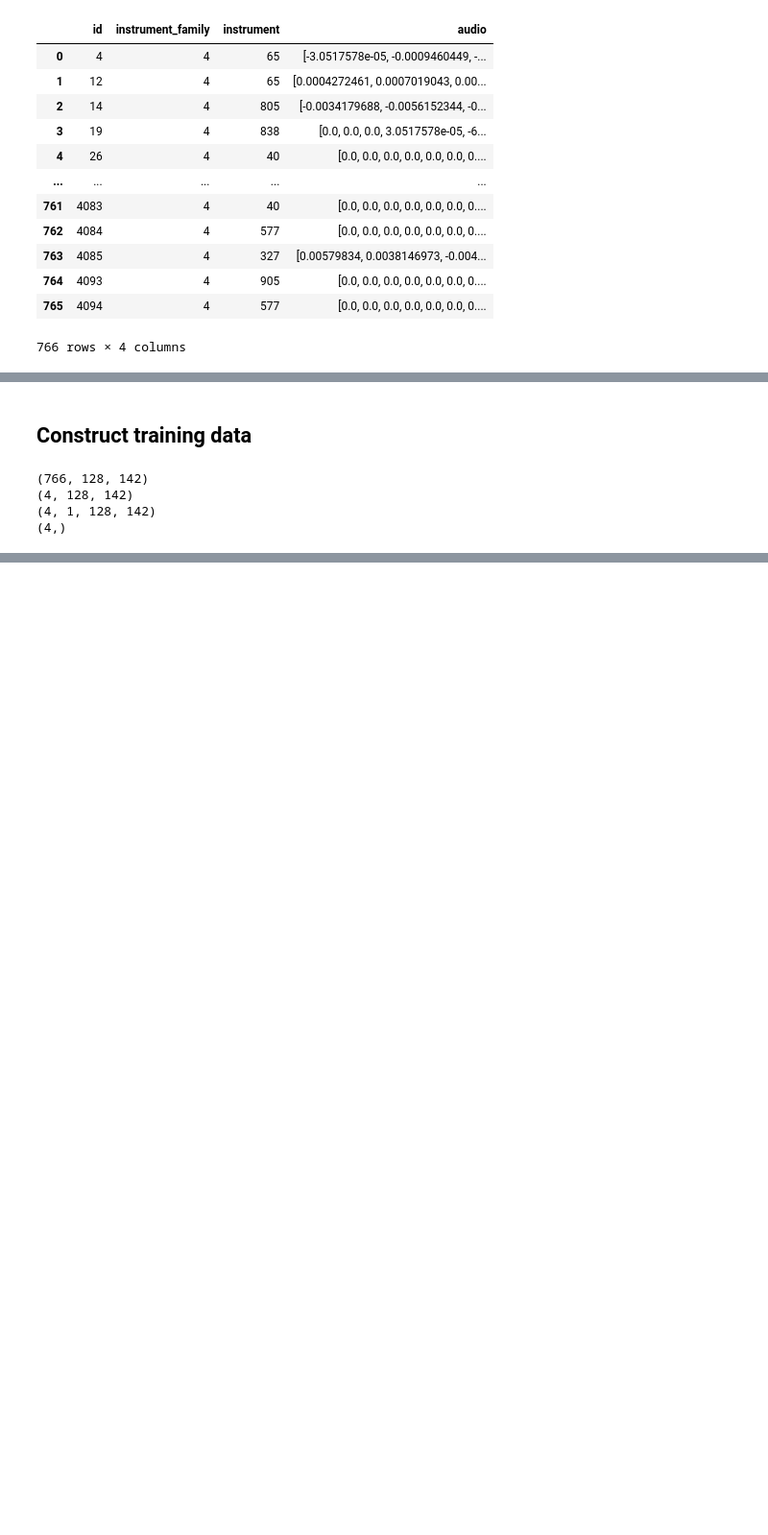
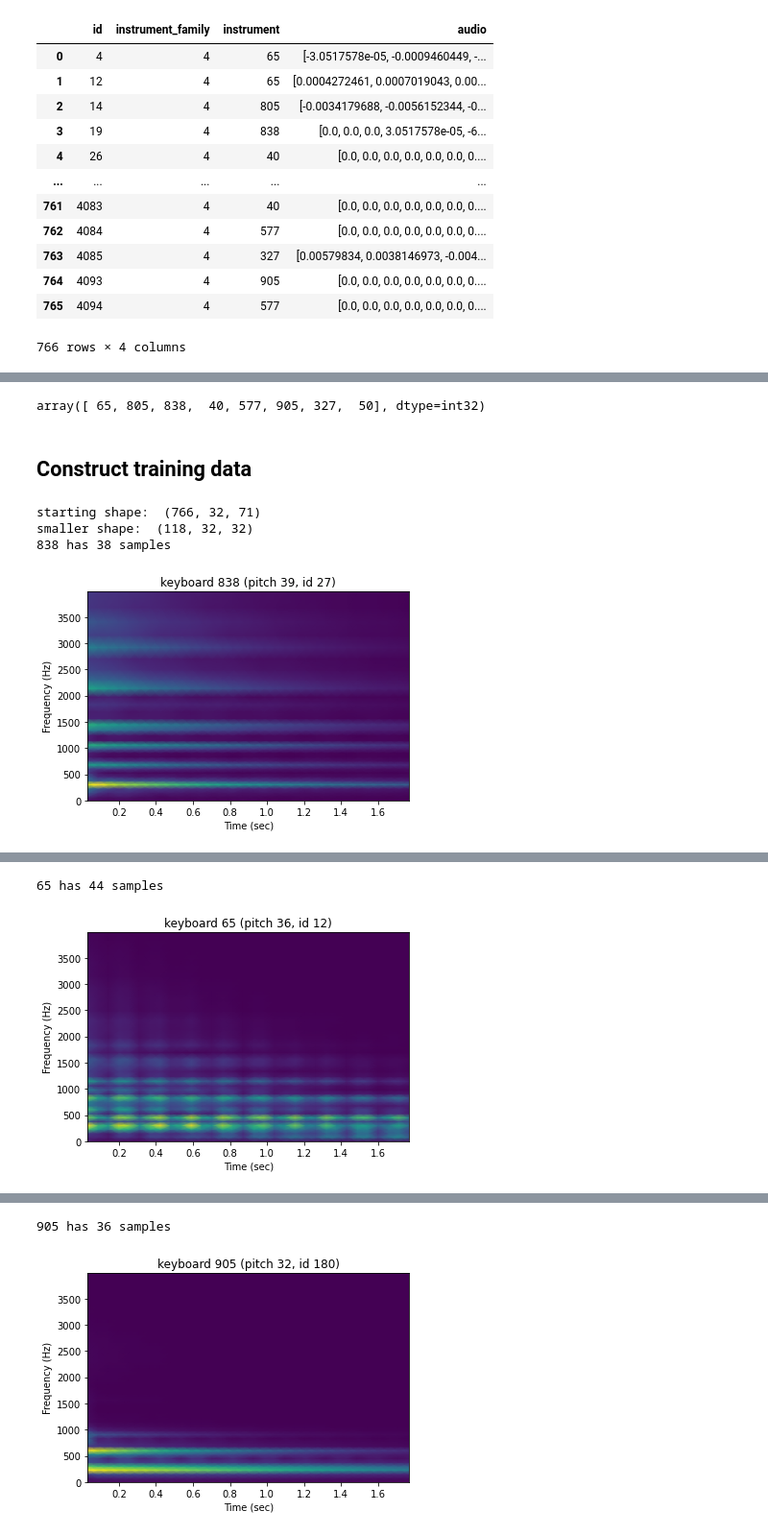
Before and after one commit to jakeval/spectroconv, a Jupyter notebook: data_demo.ipynb, the cells around one changed output, grey strips where cells are left out. Shown at 96% size. Saved outputs shown, nothing was run; the diff lists cells and outputs as text; code cells hidden in the pictures; blank space fills up the shorter version.

Commit message:
model overfits to different keyboard sounds

```diff
--- a/data_demo.ipynb
+++ b/data_demo.ipynb
@@ -292,30 +302,51 @@ for i in range(num_to_visualize):
 [interactive output not drawn]
-# %% [markdown]
-## Construct training data
+# %%
+df['instrument'].unique()
+# %% [output]
+array([ 65, 805, 838,  40, 577, 905, 327,  50], dtype=int32)
+# %% [markdown]
+## Construct training data
 # %%
 def instrument_code_to_ordinal(y):
     codes = np.unique(y)
     y_encoded = y.copy()
     lookup = dict([(code, i) for i, code in enumerate(codes)])
     for code in codes:
         y_encoded[y == code] = lookup[code]
     return y_encoded
 
+keyboard_instruments = [838, 65, 905]
+
 # make a teeny tiny subset
-df_small = df[df.instrument.isin([838, 805]) & (df.pitch == 51)]
+df_small = df[df.instrument.isin(keyboard_instruments) & (df.pitch > 20) & (df.pitch < 60)]
 tiny_indices = df_small.index.to_numpy()
-s2 = s[tiny_indices]
-print(s.shape)
-print(s2.shape)
+max_freq = 1000 # there is no maximum, ignore this
+max_time = 32
+s2 = S[tiny_indices]
+s2 = s2[:,:max_freq,:max_time] * 1000
+print("starting shape: ", s.shape)
+print("smaller shape: ", s2.shape)
 
 X = s2.reshape((s2.shape[0], 1, s2.shape[1], s2.shape[2]))
 y = instrument_code_to_ordinal(df_small['instrument'].to_numpy().astype(np.int64))
-print(X.shape)
-print(y.shape)
 
-trainloader = torch.utils.data.DataLoader(list(zip(X, y)), batch_size=4, shuffle=True)
+trainloader = torch.utils.data.DataLoader(list(zip(X, y)), batch_size=min(8, X.shape[0]), shuffle=True)
+
+if True:
+    for inst in keyboard_instruments:
+        df_inst = df_small.loc[df_small.instrument == inst,:]
+        print(f"{inst} has {df_inst.shape[0]} samples")
+        spectrogram = df_inst.iloc[0]['audio']
+        f, t, s = spectrogram.f, spectrogram.t, spectrogram.s
+        fig, ax = visualize(f[:max_freq], t[:max_time], s[:max_freq,:max_time]*1000)
+        # fig, ax = spectrogram.visualize()
+        instrument_family = instruments[df_inst.iloc[i]['instrument_family']]
+        instrument = df_inst.iloc[i]['instrument']
+        ax.set_title(f"{instrument_family} {instrument} (pitch {df_inst.iloc[i]['pitch']}, id {df_inst.iloc[i]['id']})")
+        plt.show(fig)
+        spectrogram.play()
 # %% [output]
-(766, 128, 142)
-(4, 128, 142)
-(4, 1, 128, 142)
-(4,)
+starting shape:  (766, 32, 71)
+smaller shape:  (118, 32, 32)
+838 has 38 samples
+[figure, added]
@@ -321,0 +354,2 @@ trainloader = torch.utils.data.DataLoader(list(zip(X, y)), batch_size=4, shuffle
+65 has 44 samples
+[figure, added]
@@ -321,0 +357,2 @@ trainloader = torch.utils.data.DataLoader(list(zip(X, y)), batch_size=4, shuffle
+905 has 36 samples
+[figure, added]
```
Also changed, not shown: parts of 16 cells of this notebook.
